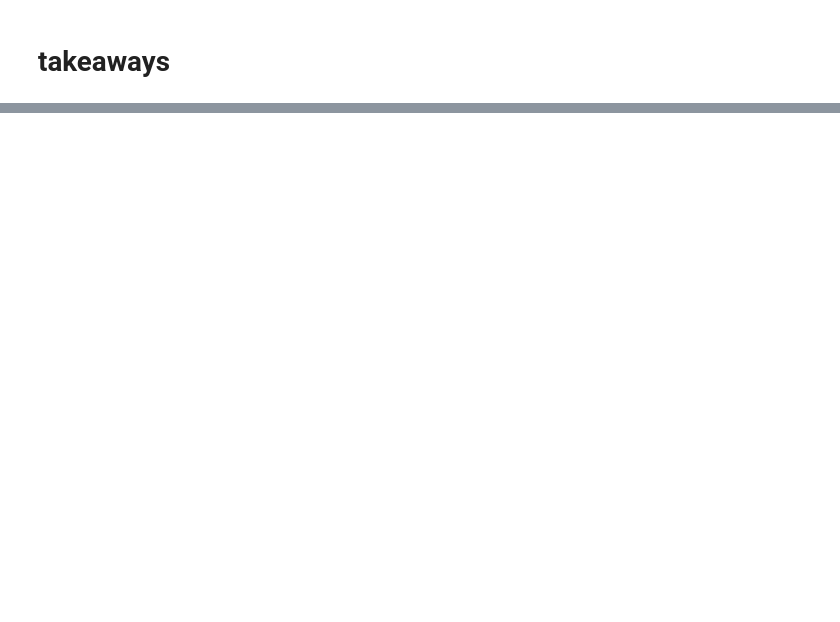
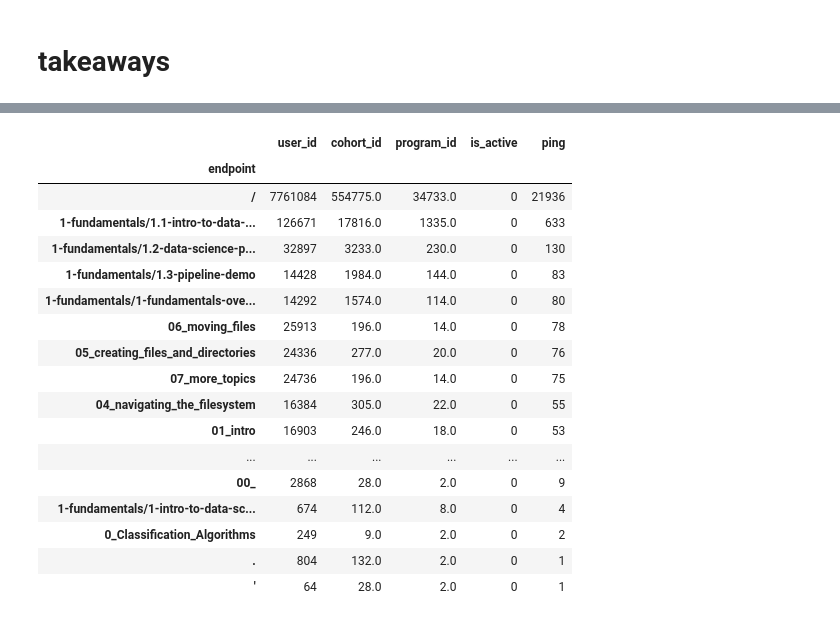
Before and after one commit to Florence-Team-8/anomaly-detection-project, a Jupyter notebook: parkers_workbook.ipynb, the cells around one changed output, grey strips where cells are left out. Saved outputs shown, nothing was run; the diff lists cells and outputs as text; code cells hidden in the pictures; blank space fills up the shorter version.

```diff
--- a/parkers_workbook.ipynb
+++ b/parkers_workbook.ipynb
@@ -990,0 +999,2 @@ d
+# %%
+inactive_df['ping'] = 1
@@ -990,0 +1024,21 @@ d
+# %%
+pd.DataFrame(inactive_df.groupby(by = 'endpoint').sum()).head(20).sort_values(by = 'ping', ascending = False)
+# %% [output]
+|  | user_id | cohort_id | program_id | is_active | ping |
+| endpoint |  |  |  |  |  |
+| / | 7761084 | 554775.0 | 34733.0 | 0 | 21936 |
+| 1-fundamentals/1.1-intro-to-data-... | 126671 | 17816.0 | 1335.0 | 0 | 633 |
+| 1-fundamentals/1.2-data-science-p... | 32897 | 3233.0 | 230.0 | 0 | 130 |
+| 1-fundamentals/1.3-pipeline-demo | 14428 | 1984.0 | 144.0 | 0 | 83 |
+| 1-fundamentals/1-fundamentals-ove... | 14292 | 1574.0 | 114.0 | 0 | 80 |
+| 06_moving_files | 25913 | 196.0 | 14.0 | 0 | 78 |
+| 05_creating_files_and_directories | 24336 | 277.0 | 20.0 | 0 | 76 |
+| 07_more_topics | 24736 | 196.0 | 14.0 | 0 | 75 |
+| 04_navigating_the_filesystem | 16384 | 305.0 | 22.0 | 0 | 55 |
+| 01_intro | 16903 | 246.0 | 18.0 | 0 | 53 |
+| ... | ... | ... | ... | ... | ... |
+| 00_ | 2868 | 28.0 | 2.0 | 0 | 9 |
+| 1-fundamentals/1-intro-to-data-sc... | 674 | 112.0 | 8.0 | 0 | 4 |
+| 0_Classification_Algorithms | 249 | 9.0 | 2.0 | 0 | 2 |
+| . | 804 | 132.0 | 2.0 | 0 | 1 |
+| ' | 64 | 28.0 | 2.0 | 0 | 1 |
```
Also changed, not shown: parts of 9 cells of this notebook.
